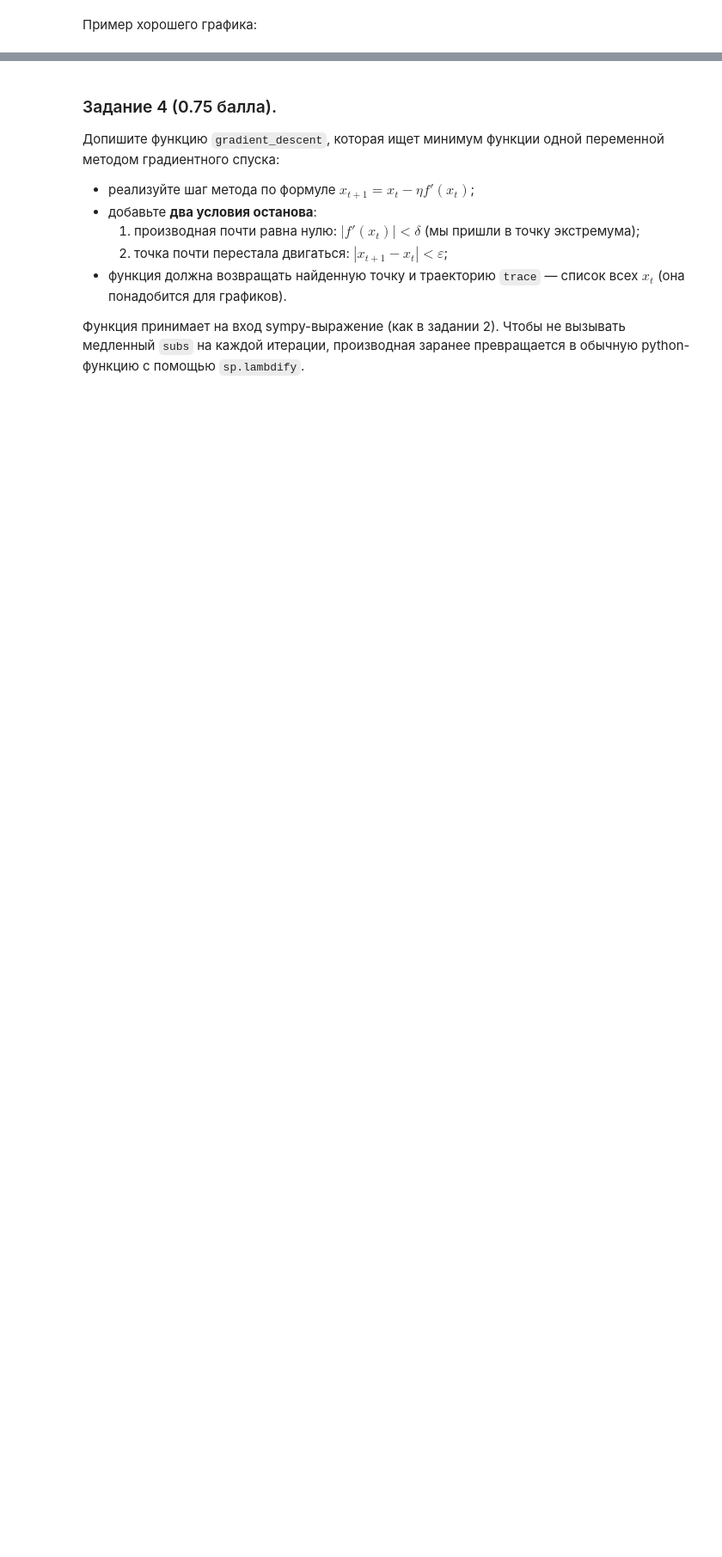
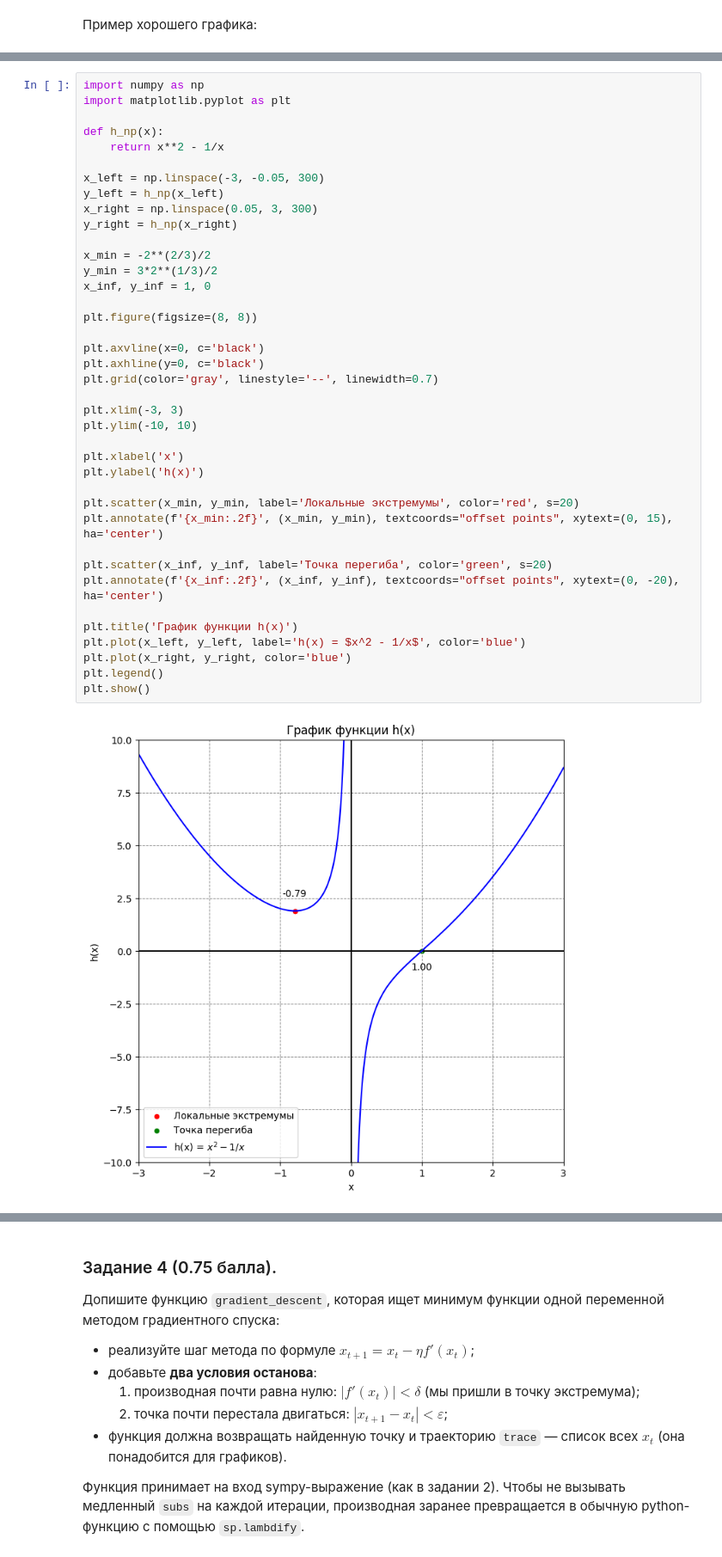
Before and after one commit to ivpatius/calc, a Jupyter notebook: HW1.ipynb, the cells around one changed output, grey strips where cells are left out. Shown at 86% size. Cells and saved outputs as stored; diff of their text form; blank space fills up the shorter version.

```diff
--- a/HW1.ipynb
+++ b/HW1.ipynb
@@ -197,0 +320,41 @@ plt.show()
+# %%
+import numpy as np
+import matplotlib.pyplot as plt
+
+def h_np(x):
+    return x**2 - 1/x
+
+x_left = np.linspace(-3, -0.05, 300)
+y_left = h_np(x_left)
+x_right = np.linspace(0.05, 3, 300)
+y_right = h_np(x_right)
+
+x_min = -2**(2/3)/2
+y_min = 3*2**(1/3)/2
+x_inf, y_inf = 1, 0
+
+plt.figure(figsize=(8, 8))
+
+plt.axvline(x=0, c='black')
+plt.axhline(y=0, c='black')
+plt.grid(color='gray', linestyle='--', linewidth=0.7)
+
+plt.xlim(-3, 3)
+plt.ylim(-10, 10)
+
+plt.xlabel('x')
+plt.ylabel('h(x)')
+
+plt.scatter(x_min, y_min, label='Локальные экстремумы', color='red', s=20)
+plt.annotate(f'{x_min:.2f}', (x_min, y_min), textcoords="offset points", xytext=(0, 15), ha='center')
+
+plt.scatter(x_inf, y_inf, label='Точка перегиба', color='green', s=20)
+plt.annotate(f'{x_inf:.2f}', (x_inf, y_inf), textcoords="offset points", xytext=(0, -20), ha='center')
+
+plt.title('График функции h(x)')
+plt.plot(x_left, y_left, label='h(x) = $x^2 - 1/x$', color='blue')
+plt.plot(x_right, y_right, color='blue')
+plt.legend()
+plt.show()
+# %% [output]
+[figure, added]
```
Also changed, not shown: parts of 43 cells of this notebook.
